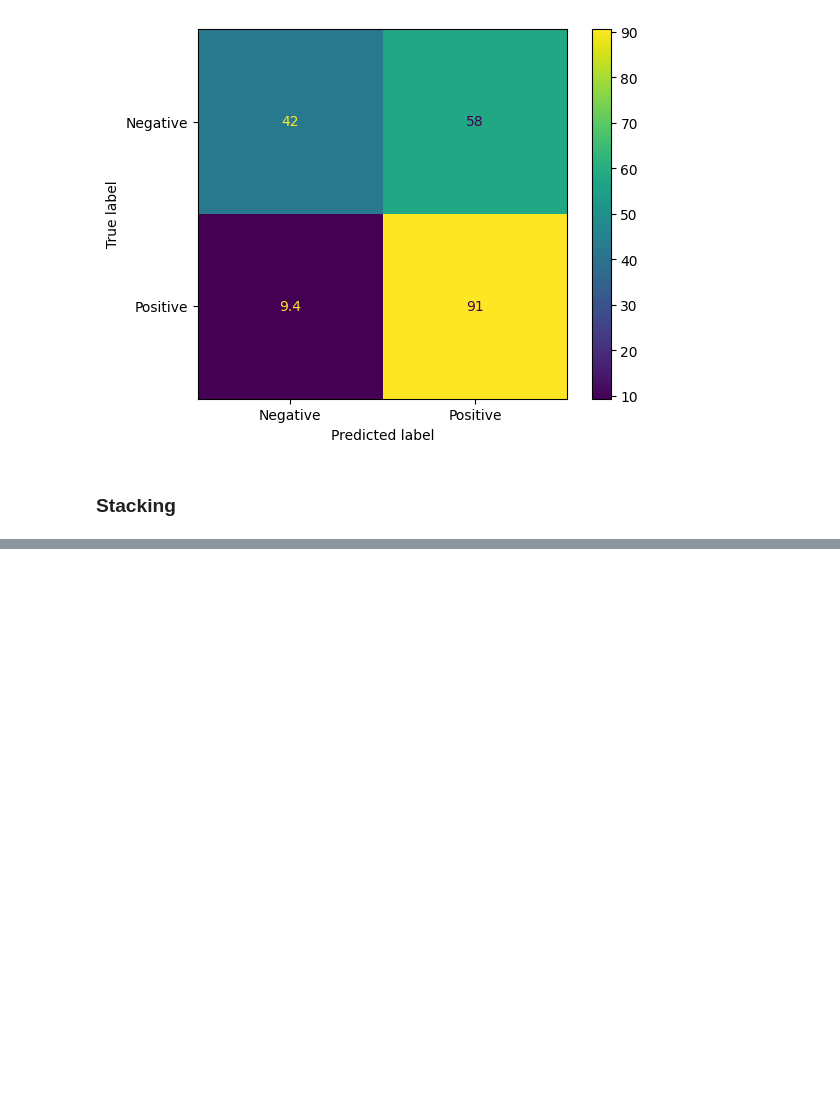
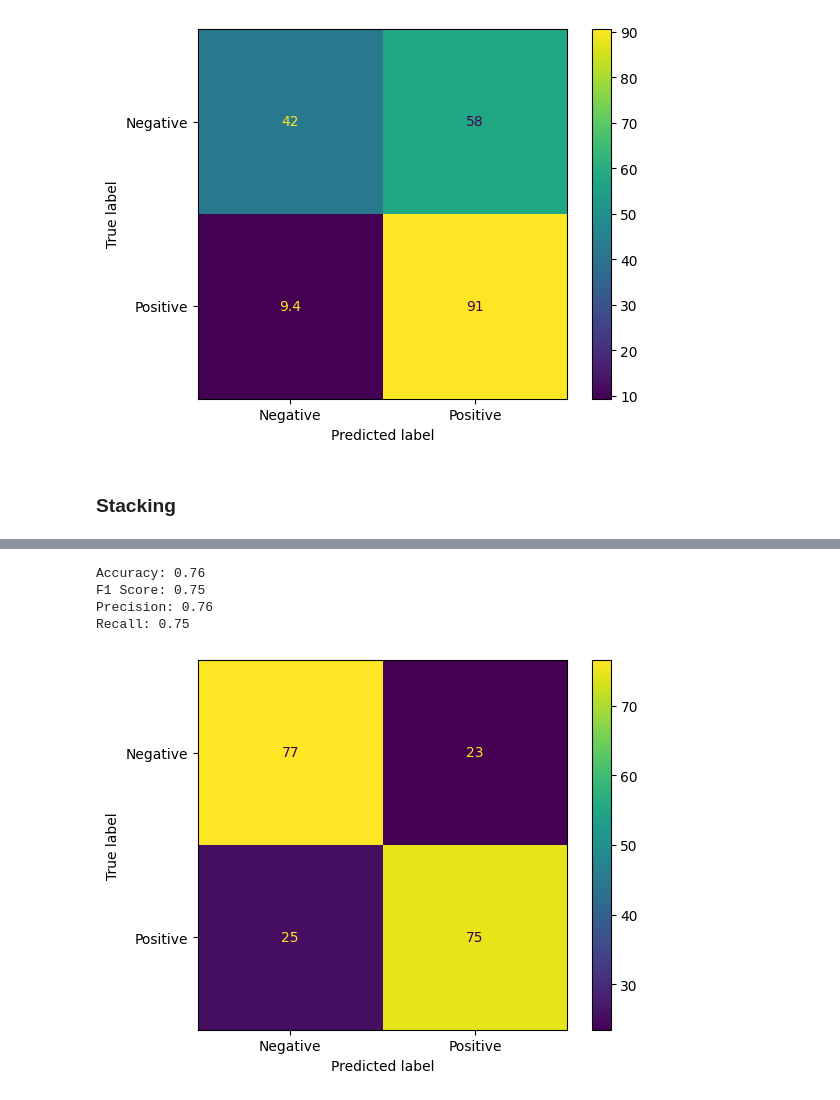
Before and after one commit to jPorterDosch/Twitter-Bot-Detection, a Jupyter notebook: ensembled_methods.ipynb, the cells around one changed output, grey strips where cells are left out. Cells and saved outputs as stored; diff of their text form; code cells hidden in the pictures; blank space fills up the shorter version.

```diff
--- a/ensembled_methods.ipynb
+++ b/ensembled_methods.ipynb
@@ -341,3 +342,20 @@ Recall: 0.91
 [figure]
 # %% [markdown]
 <h3>Stacking</h3>
+# %%
+from sklearn.ensemble import StackingClassifier
+from sklearn.linear_model import LogisticRegression
+
+stacking_clf = StackingClassifier(
+    estimators=[
+        ('svm', model),
+        ('rf', rf_model),
+        ('dt', tree),
+        ('gnb', bayes_model),
+        ('knn', knn)
+    ],
+    final_estimator=LogisticRegression()
+)
+
+stacking_clf.fit(X_train, y_train)
+y_hat = stacking_clf.predict(X_test)
@@ -343,0 +380,26 @@ Recall: 0.91
+# %%
+# Metrics
+accuracy = accuracy_score(y_test, y_hat)
+f1 = f1_score(y_test, y_hat, average='binary')  # use average='macro' or 'weighted' for multiclass
+precision = precision_score(y_test, y_hat, average='binary')
+recall = recall_score(y_test, y_hat, average='binary')
+
+print("Accuracy: {:.2f}".format(accuracy))
+print("F1 Score: {:.2f}".format(f1))
+print("Precision: {:.2f}".format(precision))
+print("Recall: {:.2f}".format(recall))
+
+cm_test = confusion_matrix(y_test, y_hat, normalize='true')
+
+# line straight from copilot
+# Normalize the confusion matrix
+cm_normalized = cm_test.astype('float') / cm_test.sum(axis=1)[:, np.newaxis] * 100
+
+disp = ConfusionMatrixDisplay(confusion_matrix=cm_normalized, display_labels=['Negative', 'Positive']).plot()
+plt.show()
+# %% [output]
+Accuracy: 0.76
+F1 Score: 0.75
+Precision: 0.76
+Recall: 0.75
+[figure, added]
```
Also changed, not shown: parts of 4 cells of this notebook.
